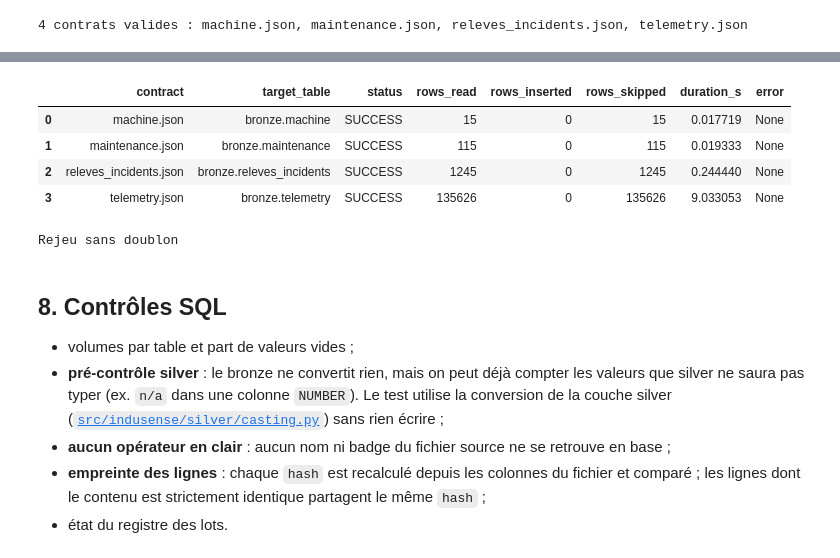
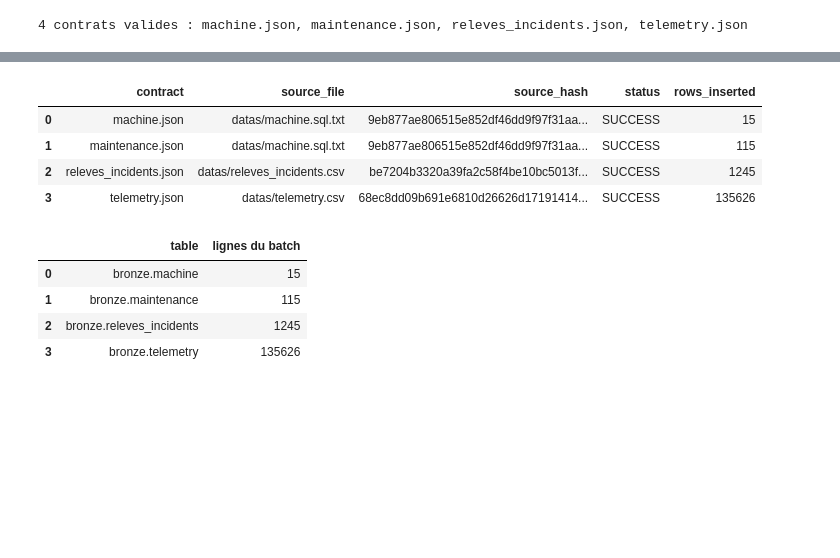
Before and after one commit to Xeliphmede/indusense, a Jupyter notebook: bronze.ipynb, the cells around one changed output, grey strips where cells are left out. Saved outputs shown, nothing was run; the diff lists cells and outputs as text; code cells hidden in the pictures; blank space fills up the shorter version.

```diff
--- a/bronze.ipynb
+++ b/bronze.ipynb
@@ -314,8 +322,10 @@ Code : [`src/indusense/bronze/loader.py`](src/indusense/bronze/loader.py),
 # %%
 from indusense.bronze.loader import load_contracts_into
 
-COLUMNS = ["contract", "target_table", "status", "rows_read", "rows_inserted", "rows_skipped", "duration_s", "error"]
+COLUMNS = ["contract", "target_table", "status", "rows_read", "rows_inserted", "duration_s", "error"]
 
 results = load_contracts_into(contracts, engine)
+batch_id = results[0].batch_id
+print(f"batch_id de cette exécution : {batch_id} (lancée le {results[0].started_at:%Y-%m-%d %H:%M:%S} UTC)")
 pd.DataFrame([r.as_dict() for r in results])[COLUMNS]
 # %% [output]
@@ -332,23 +346,20 @@ chaque ligne dans `rows_skipped`.
 # %%
-replay = load_contracts_into(contracts, engine)
-display(pd.DataFrame([r.as_dict() for r in replay])[COLUMNS])
-assert all(r.status == "SUCCESS" and r.rows_inserted == 0 for r in replay), "le rejeu a inséré des lignes"
-print("Rejeu sans doublon")
+params = {"b": batch_id}
+display(pd.read_sql(text("SELECT contract, source_file, source_hash, status, rows_inserted "
+                         "FROM bronze._ingestion_batch WHERE batch_id = :b ORDER BY contract"), engine, params=params))
+display(pd.DataFrame([
+    {"table": f"bronze.{c['target']['table']}",
+     "lignes du batch": pd.read_sql(text(f"SELECT count(*) FROM bronze.{c['target']['table']} WHERE _batch_id = :b"),
+                                    engine, params=params).iloc[0, 0]}
+    for c in contracts.values()]))
 # %% [output]
-|  | contract | target_table | status | rows_read | rows_inserted | rows_skipped | duration_s | error |
-| 0 | machine.json | bronze.machine | SUCCESS | 15 | 0 | 15 | 0.017719 | None |
-| 1 | maintenance.json | bronze.maintenance | SUCCESS | 115 | 0 | 115 | 0.019333 | None |
-| 2 | releves_incidents.json | bronze.releves_incidents | SUCCESS | 1245 | 0 | 1245 | 0.244440 | None |
-| 3 | telemetry.json | bronze.telemetry | SUCCESS | 135626 | 0 | 135626 | 9.033053 | None |
+|  | contract | source_file | source_hash | status | rows_inserted |
+| 0 | machine.json | datas/machine.sql.txt | 9eb877ae806515e852df46dd9f97f31aa... | SUCCESS | 15 |
+| 1 | maintenance.json | datas/machine.sql.txt | 9eb877ae806515e852df46dd9f97f31aa... | SUCCESS | 115 |
+| 2 | releves_incidents.json | datas/releves_incidents.csv | be7204b3320a39fa2c58f4be10bc5013f... | SUCCESS | 1245 |
+| 3 | telemetry.json | datas/telemetry.csv | 68ec8dd09b691e6810d26626d17191414... | SUCCESS | 135626 |
-Rejeu sans doublon
+|  | table | lignes du batch |
+| 0 | bronze.machine | 15 |
+| 1 | bronze.maintenance | 115 |
+| 2 | bronze.releves_incidents | 1245 |
+| 3 | bronze.telemetry | 135626 |
-# %% [markdown]
-## 8. Contrôles SQL
-
-- volumes par table et part de valeurs vides ;
-- **pré-contrôle silver** : le bronze ne convertit rien, mais on peut déjà compter les valeurs que silver ne
-  saura pas typer (ex. `n/a` dans une colonne `NUMBER`). Le test utilise la conversion de la couche silver
-  ([`src/indusense/silver/casting.py`](src/indusense/silver/casting.py)) sans rien écrire ;
-- **aucun opérateur en clair** : aucun nom ni badge du fichier source ne se retrouve en base ;
-- **empreinte des lignes** : chaque `hash` est recalculé depuis les colonnes du fichier et comparé ; les lignes
-  dont le contenu est strictement identique partagent le même `hash` ;
-- état du registre des lots.
```
Also changed, not shown: parts of 24 cells of this notebook, 6 other files.
